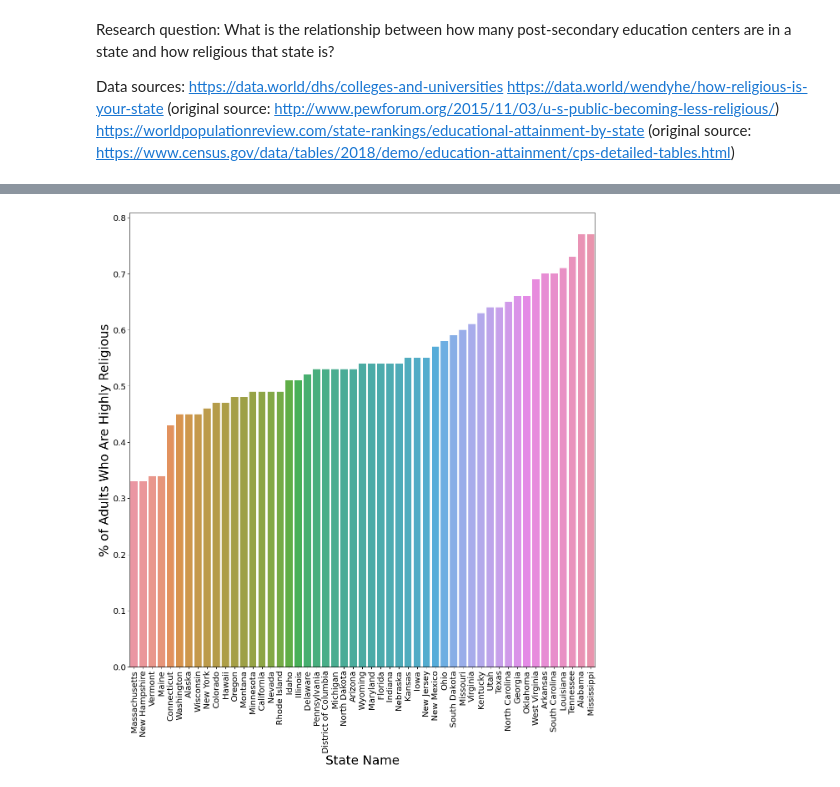
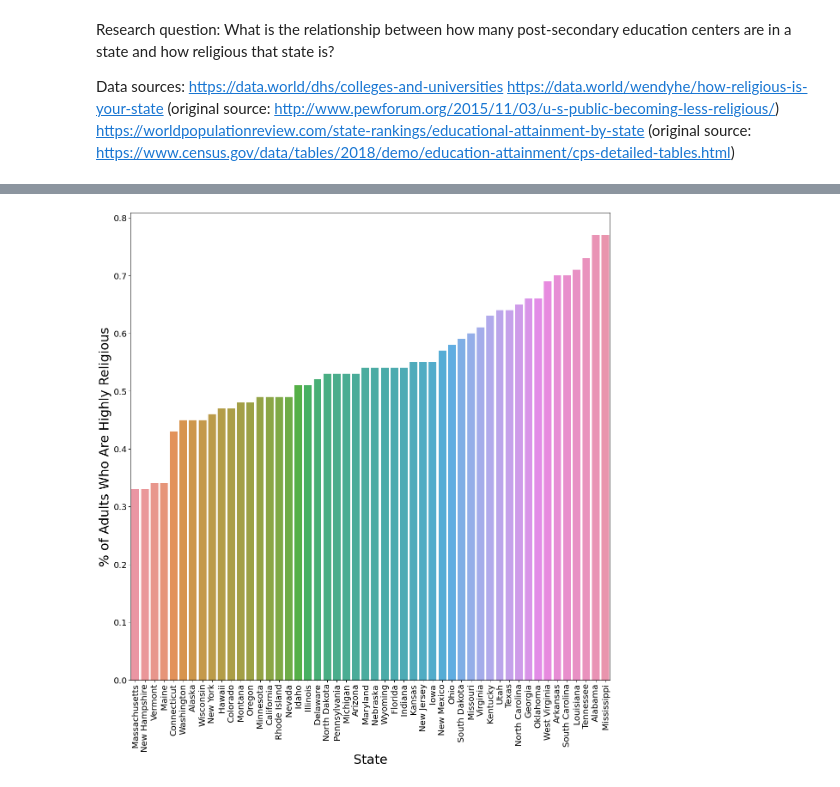
Before and after one commit to kirakirakira/Code-Louisville-Data-Science-Project, a Jupyter notebook: Education and Religion.ipynb, the cells around one changed output, grey strips where cells are left out. Cells and saved outputs as stored; diff of their text form; code cells hidden in the pictures.

```diff
--- a/Education and Religion.ipynb
+++ b/Education and Religion.ipynb
@@ -145,6 +162,8 @@ rel_df = rel_df.rename(columns={'State Name': 'State'})
 # %%
 all_df = rel_df.merge(education_df, on = ['State'])
 
+all_df = all_df.merge(school_summary_df, on = ['State'])
+
 all_df
 # %% [output]
 |  | State | Total Number of Congregations | Total Number of Adherents | Rates of Adherence per 1,000 Popu... | Unnamed: 4 | ... |
@@ -165,5 +184,5 @@ all_df
 | 48 | Wisconsin | 6078 | 3047442 | 535.86 | 0.53586 | ... |
 | 49 | Wyoming | 948 | 223074 | 395.78 | 0.39578 | ... |
 # %%
-df2 = rel_df.sort_values('Total Number of Congregations')
+df2 = all_df.sort_values('Total Number of Congregations')
 df2
@@ -208,18 +240,18 @@ plt.show()
 # %%
 df3 = df2.sort_values('% of Adults Who Are Highly Religious')
 
 import seaborn as sns
 
 sns.set_context('paper')
 
 plt.figure(figsize=(20, 20))
 
-b = sns.barplot(x="State Name", y = "% of Adults Who Are Highly Religious", data = df3)
+b = sns.barplot(x="State", y = "% of Adults Who Are Highly Religious", data = df3)
 plt.xticks(rotation=90, fontsize=20)
 plt.yticks(fontsize=20)
-b.set_xlabel("State Name", fontsize=30)
+b.set_xlabel("State", fontsize=30)
 b.set_ylabel("% of Adults Who Are Highly Religious", fontsize=30)
 
 plt.show()
 # %% [output]
-[figure, old version]
+[figure, new version]
```
Also changed, not shown: parts of 7 cells of this notebook.
